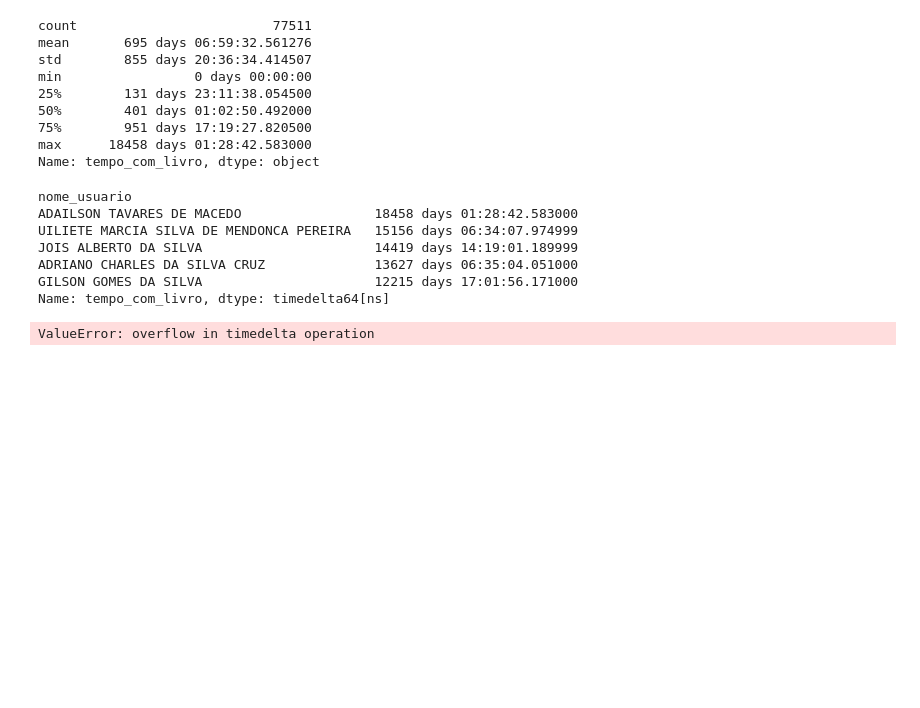
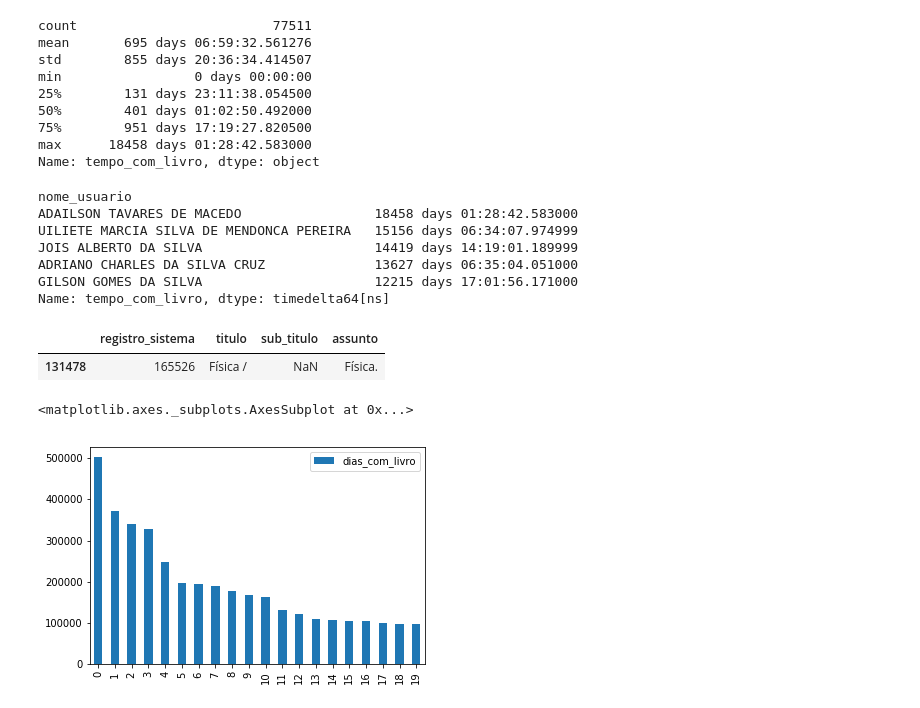
Before and after one commit to JohnVithor/Data_Science_2019_U2, a Jupyter notebook: Biblioteca.ipynb, the cells around one changed output. Saved outputs shown, nothing was run; the diff lists cells and outputs as text; code cells hidden in the pictures; blank space fills up the shorter version.

```diff
--- a/Biblioteca.ipynb
+++ b/Biblioteca.ipynb
@@ -238,8 +238,3 @@ JOIS ALBERTO DA SILVA                      14419 days 14:19:01.189999
 ADRIANO CHARLES DA SILVA CRUZ              13627 days 06:35:04.051000
 GILSON GOMES DA SILVA                      12215 days 17:01:56.171000
 Name: tempo_com_livro, dtype: timedelta64[ns]
-# %%
-# Temos que converter o tempo para uma unidade com maior limite, está dando overflow na soma dos tempos
-teste = emprestimos_reg_sistema_sorted.groupby("registro_sistema")["tempo_com_livro"].sum()
-# %% [output]
-ValueError: overflow in timedelta operation
@@ -247,0 +245,6 @@ teste
+# %%
+acervo_basic = exemplares_acervo[["registro_sistema", "titulo", "sub_titulo", "assunto"]]
+acervo_basic[acervo_basic.registro_sistema == 165526]
+# %% [output]
+|  | registro_sistema | titulo | sub_titulo | assunto |
+| 131478 | 165526 | Física / | NaN | Física. |
@@ -247,0 +254,8 @@ teste
+# %%
+livros_mais_dias.columns = ["registro_sistema", "dias_com_livro"]
+# %%
+livros_interessantes = pd.merge(livros_mais_dias, acervo_basic, on="registro_sistema")
+# %%
+livros_interessantes = livros_interessantes[livros_interessantes.dias_com_livro > 0]
+# %%
+livros_interessantes_plot = livros_interessantes[["titulo", "dias_com_livro"]]
@@ -247,0 +266,5 @@ teste
+# %%
+livros_interessantes_plot.head(20).plot(kind='bar')
+# %% [output]
+<matplotlib.axes._subplots.AxesSubplot at 0x...>
+[figure, added]
```
Also changed, not shown: parts of 10 cells of this notebook.
